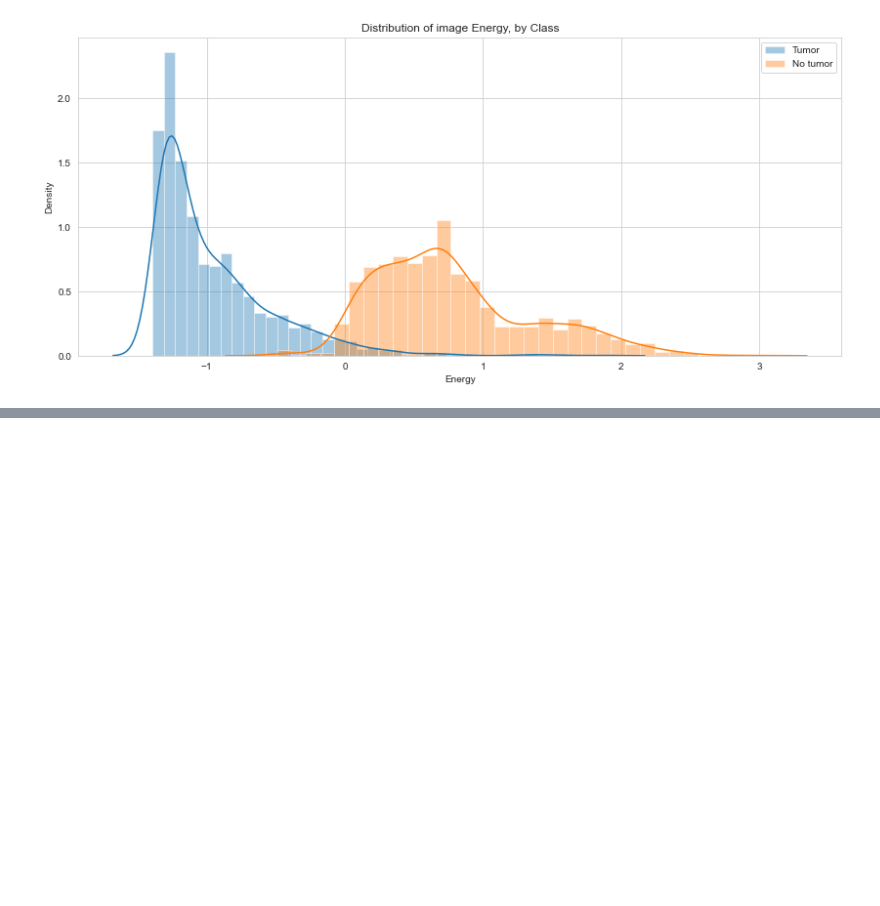
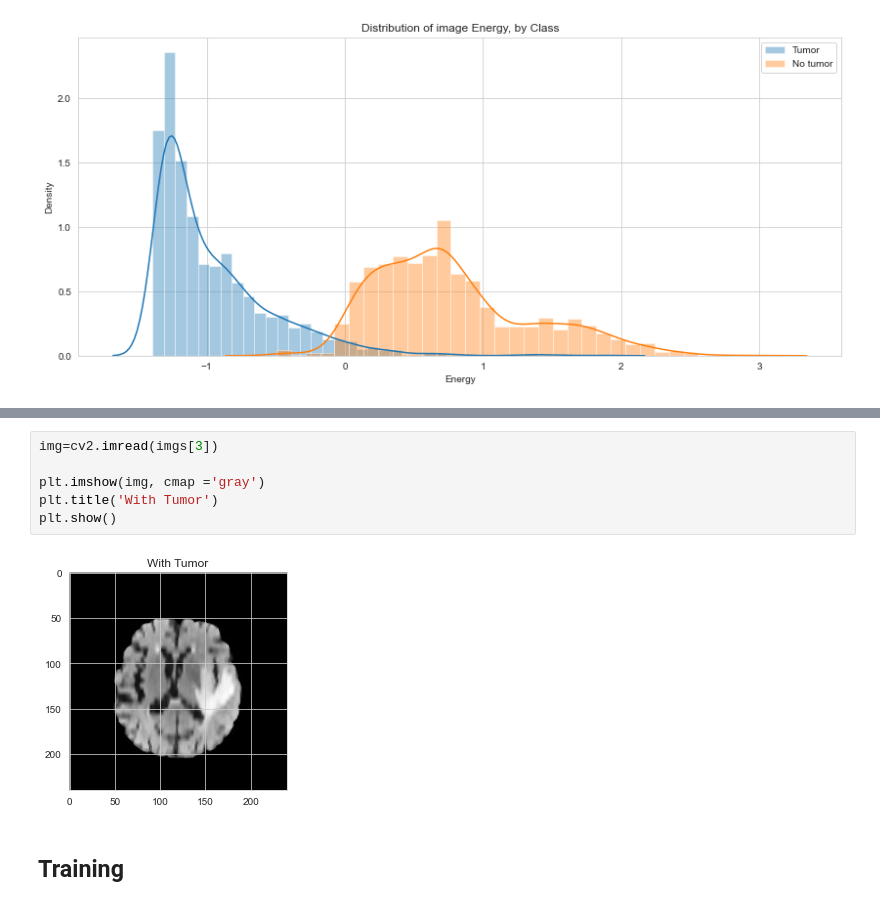
Before and after one commit to Ayush0607-create/Brain-Tumor-Detection, a Jupyter notebook: Notebook.ipynb, the cells around one changed output, grey strips where cells are left out. Saved outputs shown, nothing was run; the diff lists cells and outputs as text; blank space fills up the shorter version.

```diff
--- a/Notebook.ipynb
+++ b/Notebook.ipynb
@@ -84,0 +109,10 @@ plt.show()
+# %%
+img=cv2.imread(imgs[3])
+
+plt.imshow(img, cmap ='gray')
+plt.title('With Tumor')
+plt.show()
+# %% [output]
+[figure, added]
+# %% [markdown]
+## Training
```
Also changed, not shown: parts of 7 cells of this notebook.
